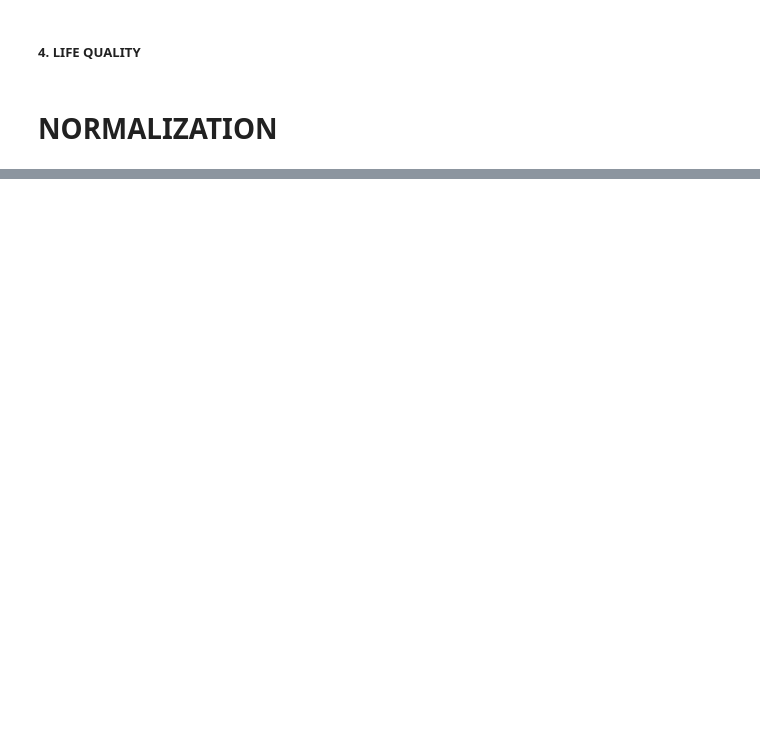
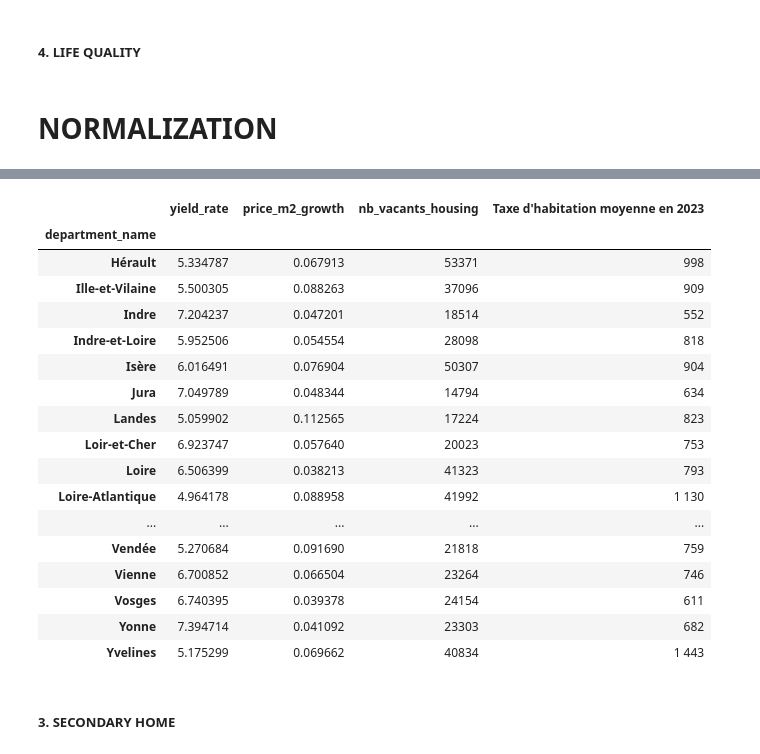
Before and after one commit to MChvtta/prello_scoring_system, a Jupyter notebook: notebooks/ES_Transformation.ipynb, the cells around one changed output, grey strips where cells are left out. Saved outputs shown, nothing was run; the diff lists cells and outputs as text; code cells hidden in the pictures; blank space fills up the shorter version.

Commit message:
tous les différents scoring

```diff
--- a/notebooks/ES_Transformation.ipynb
+++ b/notebooks/ES_Transformation.ipynb
@@ -974,0 +1170,23 @@ calculation_secondary_home_scoring.tail(50)
+# %%
+calculation_real_estate_scoring.tail(50)
+# %% [output]
+|  | yield_rate | price_m2_growth | nb_vacants_housing | Taxe d'habitation moyenne en 2023 |
+| department_name |  |  |  |  |
+| Hérault | 5.334787 | 0.067913 | 53371 | 998 |
+| Ille-et-Vilaine | 5.500305 | 0.088263 | 37096 | 909 |
+| Indre | 7.204237 | 0.047201 | 18514 | 552 |
+| Indre-et-Loire | 5.952506 | 0.054554 | 28098 | 818 |
+| Isère | 6.016491 | 0.076904 | 50307 | 904 |
+| Jura | 7.049789 | 0.048344 | 14794 | 634 |
+| Landes | 5.059902 | 0.112565 | 17224 | 823 |
+| Loir-et-Cher | 6.923747 | 0.057640 | 20023 | 753 |
+| Loire | 6.506399 | 0.038213 | 41323 | 793 |
+| Loire-Atlantique | 4.964178 | 0.088958 | 41992 | 1 130 |
+| ... | ... | ... | ... | ... |
+| Vendée | 5.270684 | 0.091690 | 21818 | 759 |
+| Vienne | 6.700852 | 0.066504 | 23264 | 746 |
+| Vosges | 6.740395 | 0.039378 | 24154 | 611 |
+| Yonne | 7.394714 | 0.041092 | 23303 | 682 |
+| Yvelines | 5.175299 | 0.069662 | 40834 | 1 443 |
+# %% [markdown]
+##### 3. SECONDARY HOME
```
Also changed, not shown: parts of 42 cells of this notebook.
